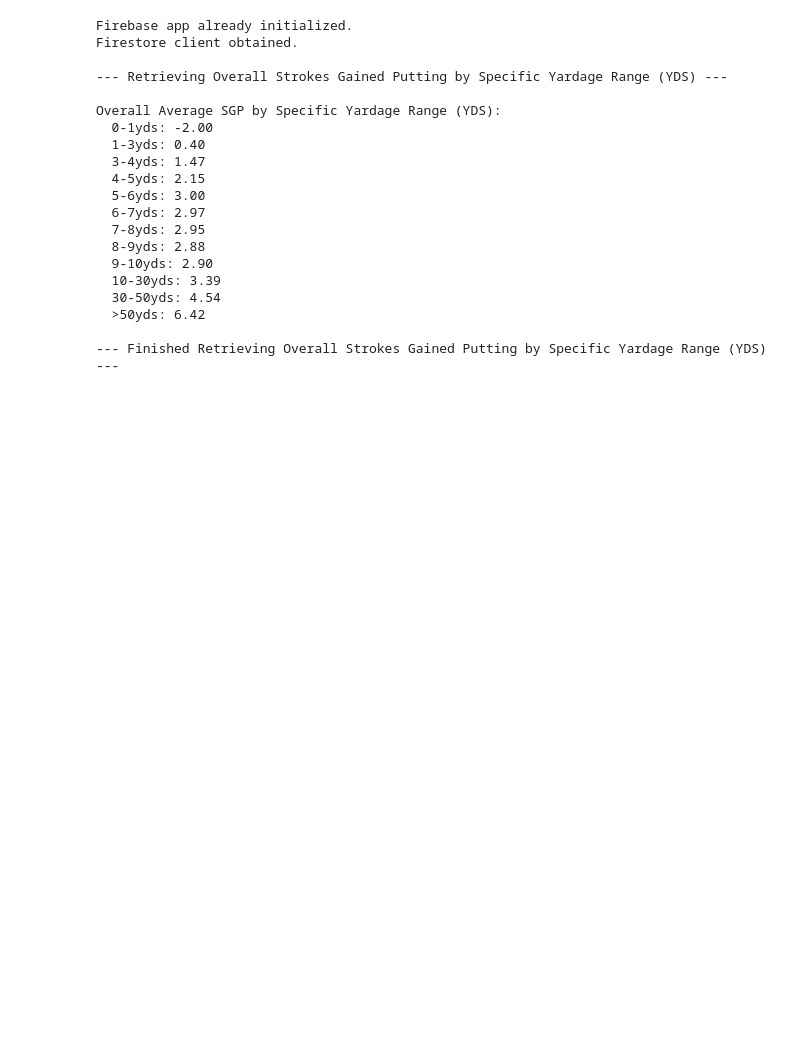
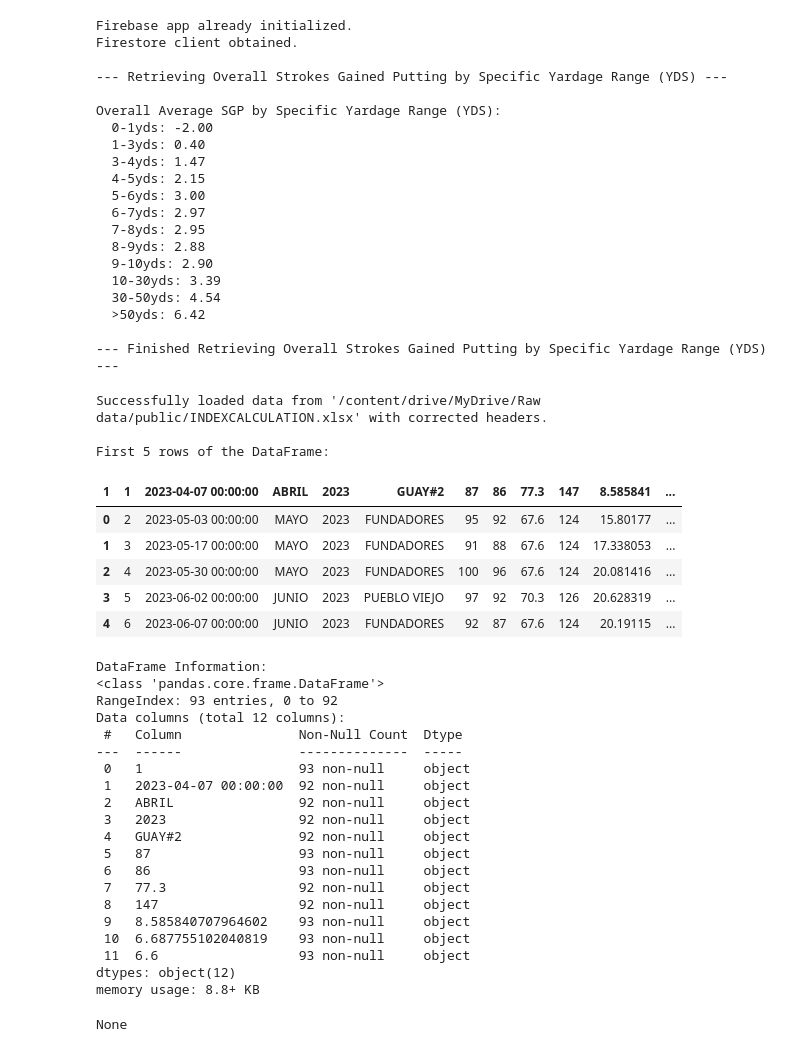
Before and after one commit to elchupacabris/DNAShot, a Jupyter notebook: ESC_gpt.ipynb, the cells around one changed output. Saved outputs shown, nothing was run; the diff lists cells and outputs as text; code cells hidden in the pictures; blank space fills up the shorter version.

```diff
--- a/ESC_gpt.ipynb
+++ b/ESC_gpt.ipynb
@@ -5045,3 +5045,57 @@ Overall Average SGP by Specific Yardage Range (YDS):
   >50yds: 6.42
 
 --- Finished Retrieving Overall Strokes Gained Putting by Specific Yardage Range (YDS) ---
+# %%
+import pandas as pd
+
+excel_file_path = "/content/drive/MyDrive/Raw data/public/INDEXCALCULATION.xlsx"
+try:
+    # Load the Excel file without a header, then set the second row as header and drop the first row
+    df_index_calc = pd.read_excel(excel_file_path, header=None)
+    # Set the second row (index 1 in 0-based indexing) as the header
+    df_index_calc.columns = df_index_calc.iloc[1]
+    # Drop the first two rows (the original header and the row used as header)
+    df_index_calc = df_index_calc.iloc[2:].reset_index(drop=True)
+
+    print(f"Successfully loaded data from '{excel_file_path}' with corrected headers.")
+    # Display the first few rows and column information to understand the structure
+    print("\nFirst 5 rows of the DataFrame:")
+    display(df_index_calc.head())
+    print("\nDataFrame Information:")
+    display(df_index_calc.info())
+
+except FileNotFoundError:
+    print(f"Error: The file '{excel_file_path}' was not found.")
+except Exception as e:
+    print(f"An error occurred while loading the Excel file: {e}")
+# %% [output]
+Successfully loaded data from '/content/drive/MyDrive/Raw data/public/INDEXCALCULATION.xlsx' with corrected headers.
+
+First 5 rows of the DataFrame:
+| 1 | 1 | 2023-04-07 00:00:00 | ABRIL | 2023 | GUAY#2 | 87 | 86 | 77.3 | 147 | 8.585841 | ... |
+| 0 | 2 | 2023-05-03 00:00:00 | MAYO | 2023 | FUNDADORES | 95 | 92 | 67.6 | 124 | 15.80177 | ... |
+| 1 | 3 | 2023-05-17 00:00:00 | MAYO | 2023 | FUNDADORES | 91 | 88 | 67.6 | 124 | 17.338053 | ... |
+| 2 | 4 | 2023-05-30 00:00:00 | MAYO | 2023 | FUNDADORES | 100 | 96 | 67.6 | 124 | 20.081416 | ... |
+| 3 | 5 | 2023-06-02 00:00:00 | JUNIO | 2023 | PUEBLO VIEJO | 97 | 92 | 70.3 | 126 | 20.628319 | ... |
+| 4 | 6 | 2023-06-07 00:00:00 | JUNIO | 2023 | FUNDADORES | 92 | 87 | 67.6 | 124 | 20.19115 | ... |
+DataFrame Information:
+<class 'pandas.core.frame.DataFrame'>
+RangeIndex: 93 entries, 0 to 92
+Data columns (total 12 columns):
+ #   Column               Non-Null Count  Dtype
+---  ------               --------------  -----
+ 0   1                    93 non-null     object
+ 1   2023-04-07 00:00:00  92 non-null     object
+ 2   ABRIL                92 non-null     object
+ 3   2023                 92 non-null     object
+ 4   GUAY#2               92 non-null     object
+ 5   87                   93 non-null     object
+ 6   86                   93 non-null     object
+ 7   77.3                 92 non-null     object
+ 8   147                  92 non-null     object
+ 9   8.585840707964602    93 non-null     object
+ 10  6.687755102040819    93 non-null     object
+ 11  6.6                  93 non-null     object
+dtypes: object(12)
+memory usage: 8.8+ KB
+None
```
Also changed, not shown: parts of 63 cells of this notebook.
